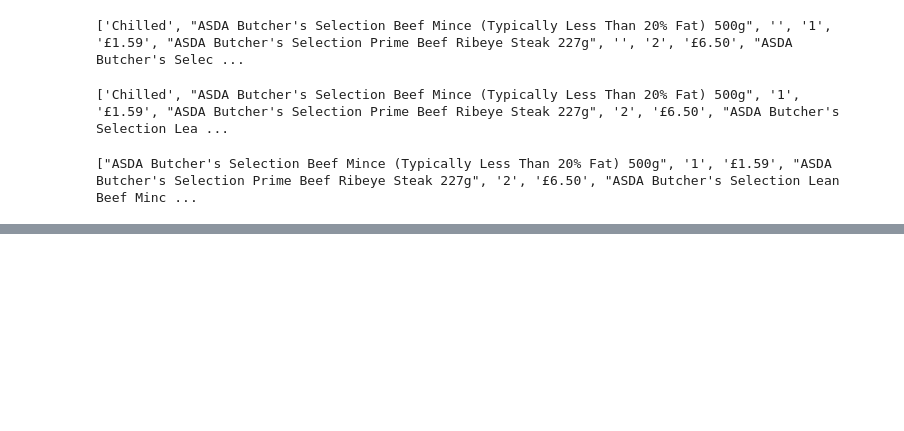
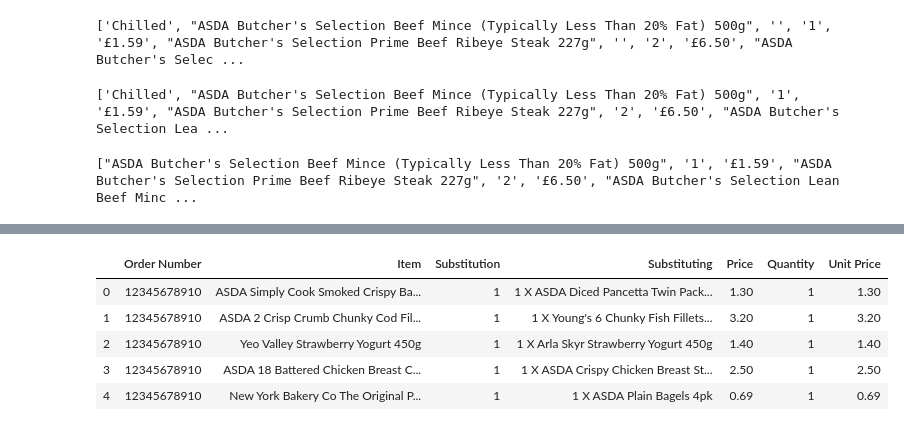
Before and after one commit to Richard-D-Todd/Groceries-Analysis, a Jupyter notebook: Extract data from ASDA emails.ipynb, the cells around one changed output, grey strips where cells are left out. Drawn from its saved outputs; the diff is of its cells as text; code cells hidden in the pictures; blank space fills up the shorter version.

```diff
--- a/Extract data from ASDA emails.ipynb
+++ b/Extract data from ASDA emails.ipynb
@@ -265,0 +471,11 @@ Lists of tuples:
+# %%
+df_subs.insert(2, 'Substitution', 1)
+# %%
+df_subs.head()
+# %% [output]
+|  | Order Number | Item | Substitution | Substituting | Price | Quantity | Unit Price |
+| 0 | 12345678910 | ASDA Simply Cook Smoked Crispy Ba... | 1 | 1 X ASDA Diced Pancetta Twin Pack... | 1.30 | 1 | 1.30 |
+| 1 | 12345678910 | ASDA 2 Crisp Crumb Chunky Cod Fil... | 1 | 1 X Young's 6 Chunky Fish Fillets... | 3.20 | 1 | 3.20 |
+| 2 | 12345678910 | Yeo Valley Strawberry Yogurt 450g | 1 | 1 X Arla Skyr Strawberry Yogurt 450g | 1.40 | 1 | 1.40 |
+| 3 | 12345678910 | ASDA 18 Battered Chicken Breast C... | 1 | 1 X ASDA Crispy Chicken Breast St... | 2.50 | 1 | 2.50 |
+| 4 | 12345678910 | New York Bakery Co The Original P... | 1 | 1 X ASDA Plain Bagels 4pk | 0.69 | 1 | 0.69 |
```
Also changed, not shown: parts of 68 cells of this notebook, 4 other files.
